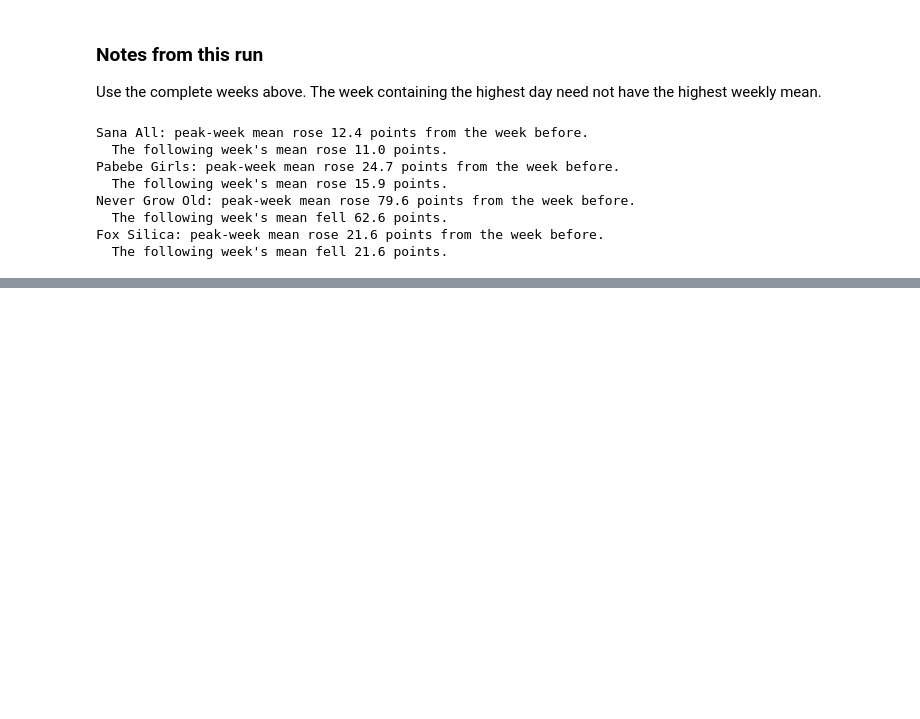
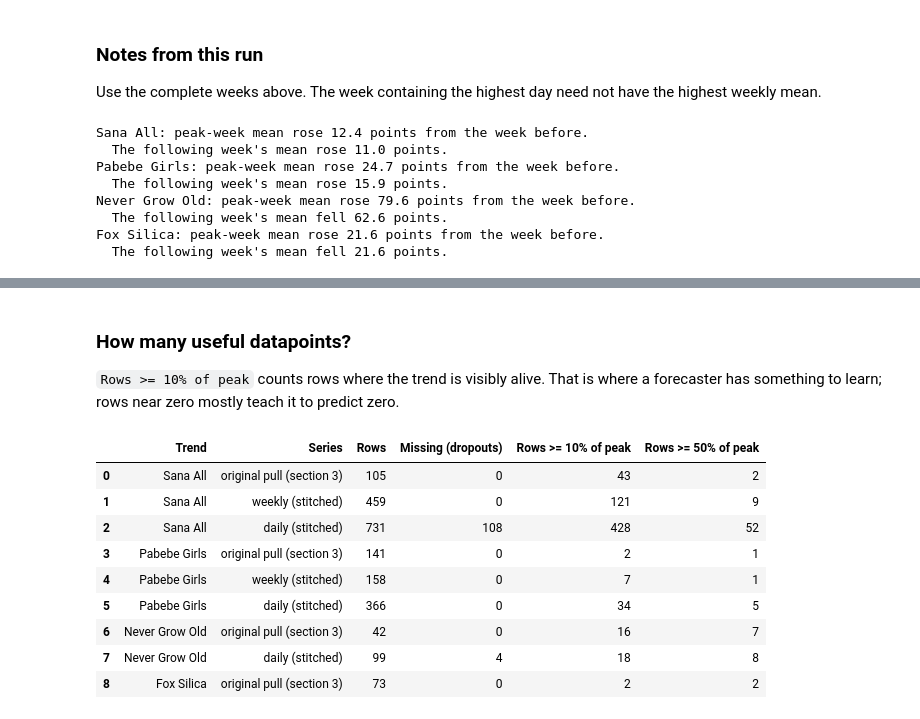
Before and after one commit to mcfcs/tagatrend, a Jupyter notebook: google_trends.ipynb, the cells around one changed output, grey strips where cells are left out. Cells and saved outputs as stored; diff of their text form; code cells hidden in the pictures; blank space fills up the shorter version.

```diff
--- a/google_trends.ipynb
+++ b/google_trends.ipynb
@@ -1031,0 +776,24 @@ pulls, and consistent histories before increasing model size.
+# %%
+ML_END_DATE = "2026-10-21"  # Last complete day when this section was written.
+ML_NEW_PULL = False  # True: add today's sample for every window, if not already archived.
+DROPOUT_FLOOR = 10  # A zero after a trailing 7-row median at or above this is a dropout.
+
+PROCESSED_DIR = DATA_DIR / "processed"
+PULL_DIR = RAW_DIR / "pulls"
+PROCESSED_DIR.mkdir(parents=True, exist_ok=True)
+PULL_DIR.mkdir(parents=True, exist_ok=True)
+
+# Google returns daily rows up to 269 days and weekly rows up to about five years.
+WINDOW_DAYS = {"daily": 260, "weekly": 4 * 365}
+OVERLAP_DAYS = {"daily": 60, "weekly": 365}
+
+# Daily windows cover the active lifecycle; weekly windows keep the long history.
+# Pabebe Girls weekly stops at 2017: later windows are all zeros and cannot be aligned.
+stitch_plan = pd.DataFrame([
+    {"slug": "sana_all", "query": "Sana All", "freq": "weekly", "start": "2018-01-01", "end": ML_END_DATE},
+    {"slug": "sana_all", "query": "Sana All", "freq": "daily", "start": "2019-07-01", "end": "2021-06-30"},
+    {"slug": "pabebe_girls", "query": "Pabebe Girls", "freq": "weekly", "start": "2015-01-01", "end": "2017-12-31"},
+    {"slug": "pabebe_girls", "query": "Pabebe Girls", "freq": "daily", "start": "2015-05-01", "end": "2016-04-30"},
+    {"slug": "never_grow_old", "query": "Never Grow Old", "freq": "daily", "start": "2026-07-15", "end": ML_END_DATE},
+])
+display(stitch_plan)
@@ -1031,0 +946,36 @@ pulls, and consistent histories before increasing model size.
+# %% [markdown]
+### How many useful datapoints?
+
+`Rows >= 10% of peak` counts rows where the trend is visibly alive. That is where a forecaster has
+something to learn; rows near zero mostly teach it to predict zero.
+# %%
+resolution_rows = []
+for trend in trends.itertuples(index=False):
+    candidates = {
+        "original pull (section 3)": data.get(trend.slug),
+        "weekly (stitched)": processed.get((trend.slug, "weekly")),
+        "daily (stitched)": processed.get((trend.slug, "daily")),
+    }
+    for label, series in candidates.items():
+        if series is None:
+            continue
+        valid = series.dropna()
+        resolution_rows.append({
+            "Trend": trend.query, "Series": label, "Rows": len(series),
+            "Missing (dropouts)": int(series.isna().sum()),
+            "Rows >= 10% of peak": int((valid >= 0.1 * valid.max()).sum()),
+            "Rows >= 50% of peak": int((valid >= 0.5 * valid.max()).sum()),
+        })
+
+display(pd.DataFrame(resolution_rows))
+# %% [output]
+|  | Trend | Series | Rows | Missing (dropouts) | Rows >= 10% of peak | Rows >= 50% of peak |
+| 0 | Sana All | original pull (section 3) | 105 | 0 | 43 | 2 |
+| 1 | Sana All | weekly (stitched) | 459 | 0 | 121 | 9 |
+| 2 | Sana All | daily (stitched) | 731 | 108 | 428 | 52 |
+| 3 | Pabebe Girls | original pull (section 3) | 141 | 0 | 2 | 1 |
+| 4 | Pabebe Girls | weekly (stitched) | 158 | 0 | 7 | 1 |
+| 5 | Pabebe Girls | daily (stitched) | 366 | 0 | 34 | 5 |
+| 6 | Never Grow Old | original pull (section 3) | 42 | 0 | 16 | 7 |
+| 7 | Never Grow Old | daily (stitched) | 99 | 4 | 18 | 8 |
+| 8 | Fox Silica | original pull (section 3) | 73 | 0 | 2 | 2 |
```
Also changed, not shown: parts of 22 cells of this notebook, 1 other file.
